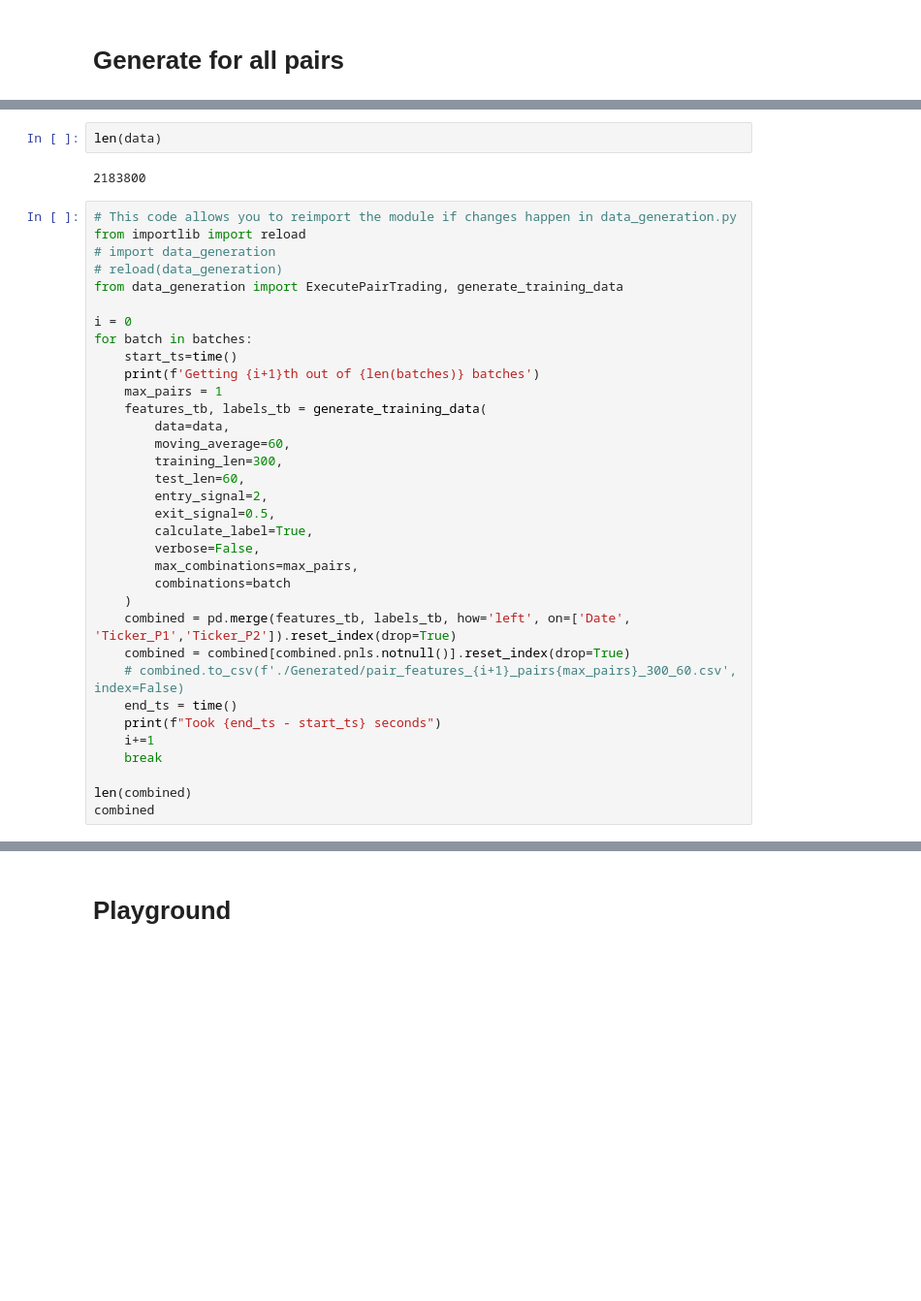
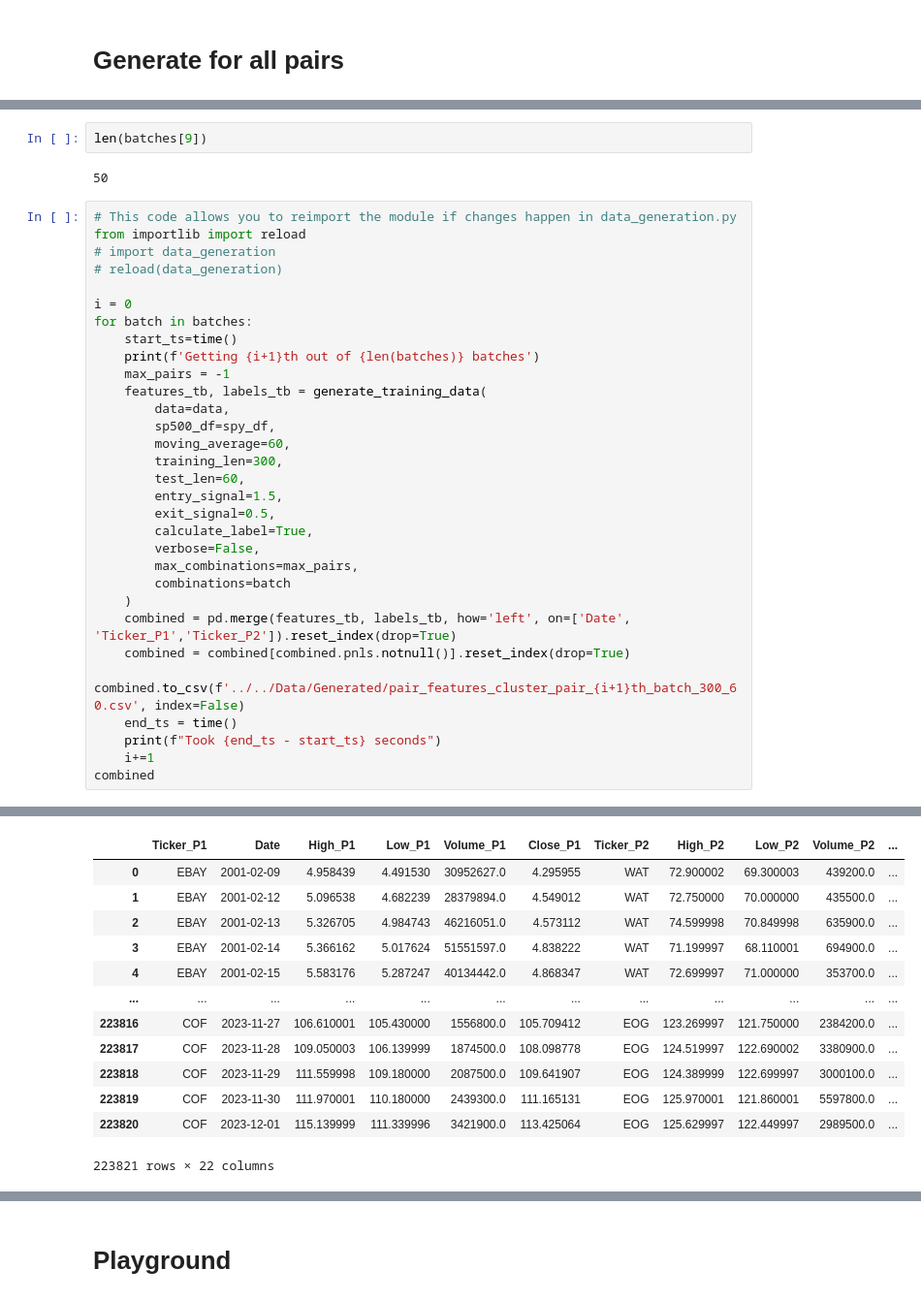
Before and after one commit to nishikaa/pair_trading, a Jupyter notebook: pair-trading-foundations/notebooks/Data/TrainData/TrainingDataGeneration.ipynb, the cells around one changed output, grey strips where cells are left out. Shown at 97% size. Saved outputs shown, nothing was run; the diff lists cells and outputs as text; blank space fills up the shorter version.

```diff
--- a/pair-trading-foundations/notebooks/Data/TrainData/TrainingDataGeneration.ipynb
+++ b/pair-trading-foundations/notebooks/Data/TrainData/TrainingDataGeneration.ipynb
@@ -53,25 +72,25 @@ batches = list(chunker(combinations, 1000))
 # %%
-len(data)
+len(batches[9])
 # %% [output]
-2183800
+50
 # %%
 # This code allows you to reimport the module if changes happen in data_generation.py
 from importlib import reload
 # import data_generation
 # reload(data_generation)
-from data_generation import ExecutePairTrading, generate_training_data
 
 i = 0
 for batch in batches:
     start_ts=time()
     print(f'Getting {i+1}th out of {len(batches)} batches')
-    max_pairs = 1
+    max_pairs = -1
     features_tb, labels_tb = generate_training_data(
         data=data,
+        sp500_df=spy_df,
         moving_average=60,
         training_len=300,
         test_len=60,
-        entry_signal=2,
+        entry_signal=1.5,
         exit_signal=0.5,
         calculate_label=True,
         verbose=False,
@@ -80,11 +99,9 @@ for batch in batches:
     )
     combined = pd.merge(features_tb, labels_tb, how='left', on=['Date', 'Ticker_P1','Ticker_P2']).reset_index(drop=True)
     combined = combined[combined.pnls.notnull()].reset_index(drop=True)
-    # combined.to_csv(f'./Generated/pair_features_{i+1}_pairs{max_pairs}_300_60.csv', index=False)
+    combined.to_csv(f'../../Data/Generated/pair_features_cluster_pair_{i+1}th_batch_300_60.csv', index=False)
     end_ts = time()
     print(f"Took {end_ts - start_ts} seconds")
     i+=1
-    break
-
-len(combined)
 combined
+# %% [output]
@@ -90,0 +125,13 @@ combined
+|  | Ticker_P1 | Date | High_P1 | Low_P1 | Volume_P1 | Close_P1 | Ticker_P2 | High_P2 | Low_P2 | Volume_P2 | ... |
+| 0 | EBAY | 2001-02-09 | 4.958439 | 4.491530 | 30952627.0 | 4.295955 | WAT | 72.900002 | 69.300003 | 439200.0 | ... |
+| 1 | EBAY | 2001-02-12 | 5.096538 | 4.682239 | 28379894.0 | 4.549012 | WAT | 72.750000 | 70.000000 | 435500.0 | ... |
+| 2 | EBAY | 2001-02-13 | 5.326705 | 4.984743 | 46216051.0 | 4.573112 | WAT | 74.599998 | 70.849998 | 635900.0 | ... |
+| 3 | EBAY | 2001-02-14 | 5.366162 | 5.017624 | 51551597.0 | 4.838222 | WAT | 71.199997 | 68.110001 | 694900.0 | ... |
+| 4 | EBAY | 2001-02-15 | 5.583176 | 5.287247 | 40134442.0 | 4.868347 | WAT | 72.699997 | 71.000000 | 353700.0 | ... |
+| ... | ... | ... | ... | ... | ... | ... | ... | ... | ... | ... | ... |
+| 223816 | COF | 2023-11-27 | 106.610001 | 105.430000 | 1556800.0 | 105.709412 | EOG | 123.269997 | 121.750000 | 2384200.0 | ... |
+| 223817 | COF | 2023-11-28 | 109.050003 | 106.139999 | 1874500.0 | 108.098778 | EOG | 124.519997 | 122.690002 | 3380900.0 | ... |
+| 223818 | COF | 2023-11-29 | 111.559998 | 109.180000 | 2087500.0 | 109.641907 | EOG | 124.389999 | 122.699997 | 3000100.0 | ... |
+| 223819 | COF | 2023-11-30 | 111.970001 | 110.180000 | 2439300.0 | 111.165131 | EOG | 125.970001 | 121.860001 | 5597800.0 | ... |
+| 223820 | COF | 2023-12-01 | 115.139999 | 111.339996 | 3421900.0 | 113.425064 | EOG | 125.629997 | 122.449997 | 2989500.0 | ... |
+223821 rows × 22 columns
```
Also changed, not shown: parts of 11 cells of this notebook, 4 other files.
